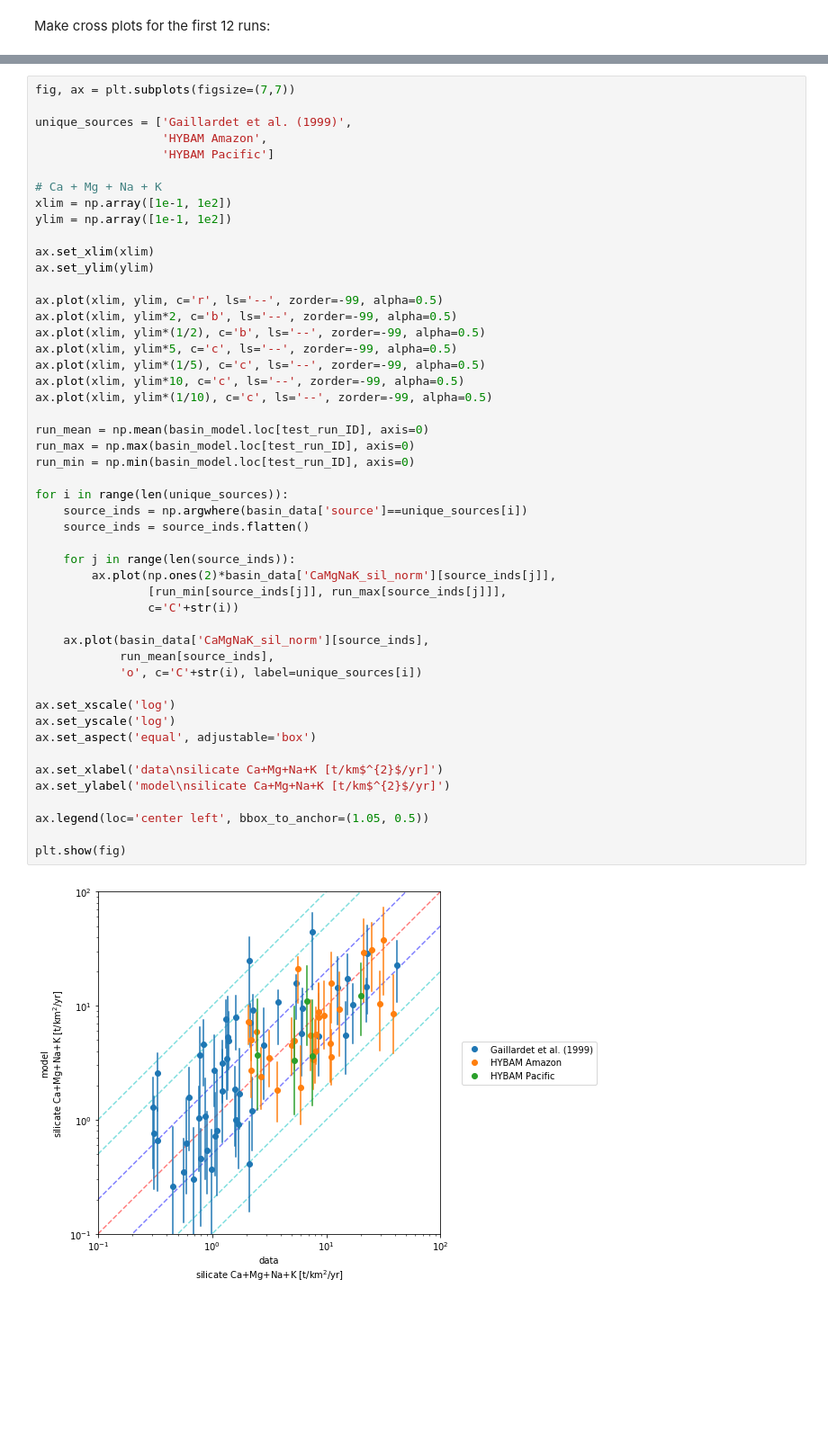
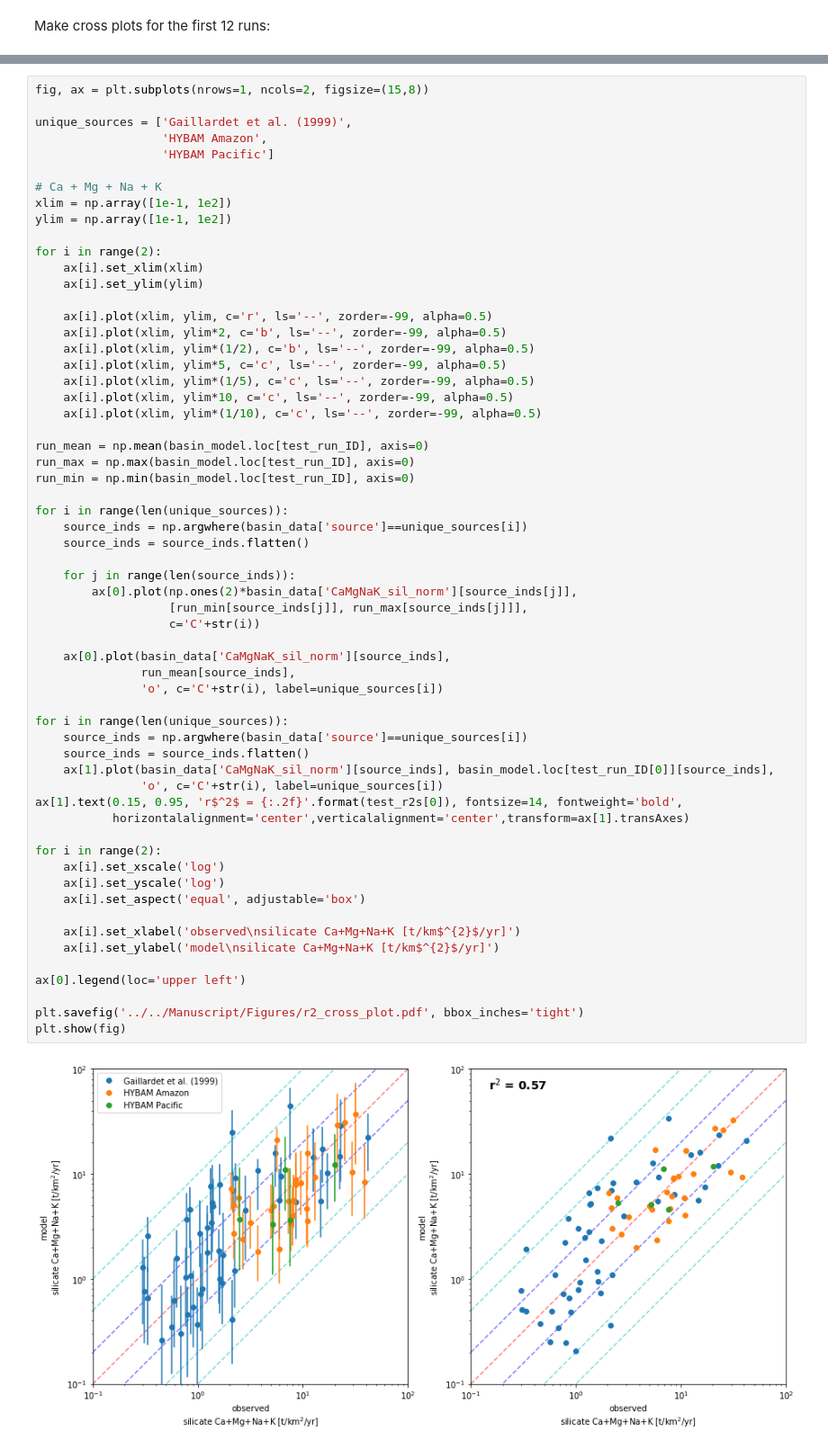
Before and after one commit to Swanson-Hysell-Group/GEOCLIM_Modern, a Jupyter notebook: Code/Notebooks/GEOCLIM_parameter_exploration.ipynb, the cells around one changed output, grey strips where cells are left out. Shown at 90% size. Saved outputs shown, nothing was run; the diff lists cells and outputs as text; blank space fills up the shorter version.

Commit message:
create r2 plots for SI

```diff
--- a/Code/Notebooks/GEOCLIM_parameter_exploration.ipynb
+++ b/Code/Notebooks/GEOCLIM_parameter_exploration.ipynb
@@ -1148,53 +1175,64 @@ plt.show(fig)
 # %% [output]
 [figure]
 # %%
-fig, ax = plt.subplots(figsize=(7,7))
+fig, ax = plt.subplots(nrows=1, ncols=2, figsize=(15,8))
 
 unique_sources = ['Gaillardet et al. (1999)',
                   'HYBAM Amazon',
                   'HYBAM Pacific']
 
 # Ca + Mg + Na + K
 xlim = np.array([1e-1, 1e2])
 ylim = np.array([1e-1, 1e2])
 
-ax.set_xlim(xlim)
-ax.set_ylim(ylim)
+for i in range(2):
+    ax[i].set_xlim(xlim)
+    ax[i].set_ylim(ylim)
 
-ax.plot(xlim, ylim, c='r', ls='--', zorder=-99, alpha=0.5)
-ax.plot(xlim, ylim*2, c='b', ls='--', zorder=-99, alpha=0.5)
-ax.plot(xlim, ylim*(1/2), c='b', ls='--', zorder=-99, alpha=0.5)
-ax.plot(xlim, ylim*5, c='c', ls='--', zorder=-99, alpha=0.5)
-ax.plot(xlim, ylim*(1/5), c='c', ls='--', zorder=-99, alpha=0.5)
-ax.plot(xlim, ylim*10, c='c', ls='--', zorder=-99, alpha=0.5)
-ax.plot(xlim, ylim*(1/10), c='c', ls='--', zorder=-99, alpha=0.5)
+    ax[i].plot(xlim, ylim, c='r', ls='--', zorder=-99, alpha=0.5)
+    ax[i].plot(xlim, ylim*2, c='b', ls='--', zorder=-99, alpha=0.5)
+    ax[i].plot(xlim, ylim*(1/2), c='b', ls='--', zorder=-99, alpha=0.5)
+    ax[i].plot(xlim, ylim*5, c='c', ls='--', zorder=-99, alpha=0.5)
+    ax[i].plot(xlim, ylim*(1/5), c='c', ls='--', zorder=-99, alpha=0.5)
+    ax[i].plot(xlim, ylim*10, c='c', ls='--', zorder=-99, alpha=0.5)
+    ax[i].plot(xlim, ylim*(1/10), c='c', ls='--', zorder=-99, alpha=0.5)
 
 run_mean = np.mean(basin_model.loc[test_run_ID], axis=0)
 run_max = np.max(basin_model.loc[test_run_ID], axis=0)
 run_min = np.min(basin_model.loc[test_run_ID], axis=0)
 
 for i in range(len(unique_sources)):
     source_inds = np.argwhere(basin_data['source']==unique_sources[i])
     source_inds = source_inds.flatten()
 
     for j in range(len(source_inds)):
-        ax.plot(np.ones(2)*basin_data['CaMgNaK_sil_norm'][source_inds[j]],
-                [run_min[source_inds[j]], run_max[source_inds[j]]],
-                c='C'+str(i))
+        ax[0].plot(np.ones(2)*basin_data['CaMgNaK_sil_norm'][source_inds[j]],
+                   [run_min[source_inds[j]], run_max[source_inds[j]]],
+                   c='C'+str(i))
 
-    ax.plot(basin_data['CaMgNaK_sil_norm'][source_inds],
-            run_mean[source_inds],
-            'o', c='C'+str(i), label=unique_sources[i])
+    ax[0].plot(basin_data['CaMgNaK_sil_norm'][source_inds],
+               run_mean[source_inds],
+               'o', c='C'+str(i), label=unique_sources[i])
 
-ax.set_xscale('log')
-ax.set_yscale('log')
-ax.set_aspect('equal', adjustable='box')
+for i in range(len(unique_sources)):
+    source_inds = np.argwhere(basin_data['source']==unique_sources[i])
+    source_inds = source_inds.flatten()
+    ax[1].plot(basin_data['CaMgNaK_sil_norm'][source_inds], basin_model.loc[test_run_ID[0]][source_inds],
+               'o', c='C'+str(i), label=unique_sources[i])
+ax[1].text(0.15, 0.95, 'r$^2$ = {:.2f}'.format(test_r2s[0]), fontsize=14, fontweight='bold',
+           horizontalalignment='center',verticalalignment='center',transform=ax[1].transAxes)
 
-ax.set_xlabel('data\nsilicate Ca+Mg+Na+K [t/km$^{2}$/yr]')
-ax.set_ylabel('model\nsilicate Ca+Mg+Na+K [t/km$^{2}$/yr]')
+for i in range(2):
+    ax[i].set_xscale('log')
+    ax[i].set_yscale('log')
+    ax[i].set_aspect('equal', adjustable='box')
 
-ax.legend(loc='center left', bbox_to_anchor=(1.05, 0.5))
+    ax[i].set_xlabel('observed\nsilicate Ca+Mg+Na+K [t/km$^{2}$/yr]')
+    ax[i].set_ylabel('model\nsilicate Ca+Mg+Na+K [t/km$^{2}$/yr]')
 
+ax[0].legend(loc='upper left')
+
+plt.savefig('../../Manuscript/Figures/r2_cross_plot.pdf', bbox_inches='tight')
 plt.show(fig)
 # %% [output]
-[figure, old version]
+[figure, new version]
```
Also changed, not shown: parts of 3 cells of this notebook, 2 other files.
